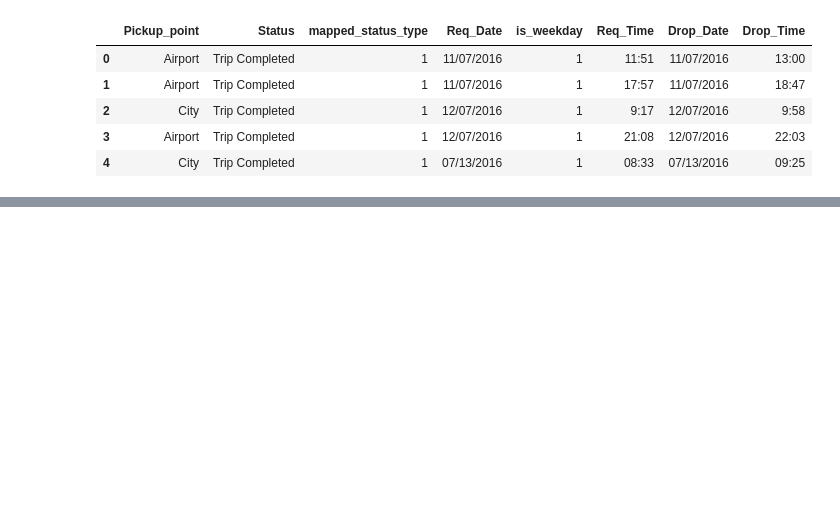
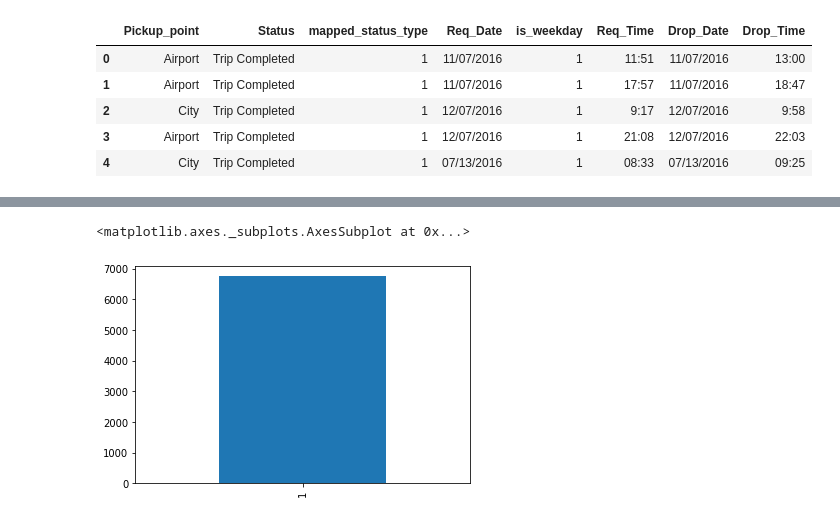
Before and after one commit to pmurthy98a89/UberRequestStatusML, a Jupyter notebook: Final Assignment Prep.ipynb, the cells around one changed output, grey strips where cells are left out. Cells and saved outputs as stored; diff of their text form; code cells hidden in the pictures; blank space fills up the shorter version.

```diff
--- a/Final Assignment Prep.ipynb
+++ b/Final Assignment Prep.ipynb
@@ -384,0 +399,5 @@ df.head()
+# %%
+df['is_weekday'].value_counts().plot(kind='bar')
+# %% [output]
+<matplotlib.axes._subplots.AxesSubplot at 0x...>
+[figure, added]
```
Also changed, not shown: parts of 10 cells of this notebook.
